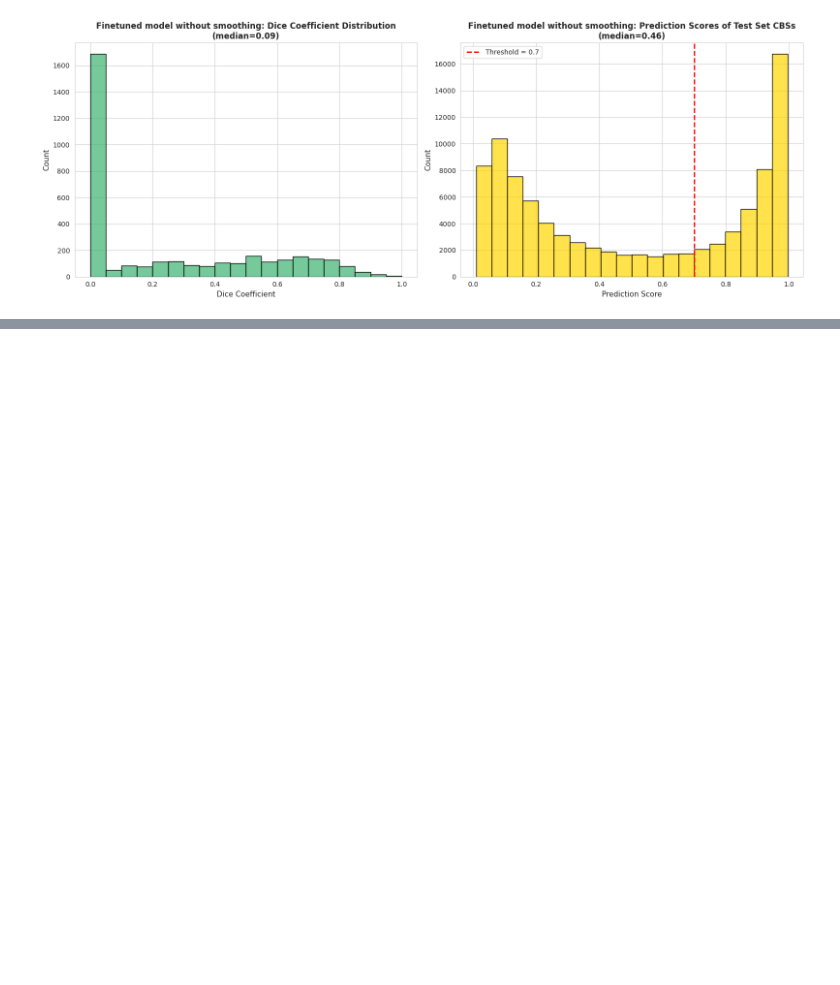
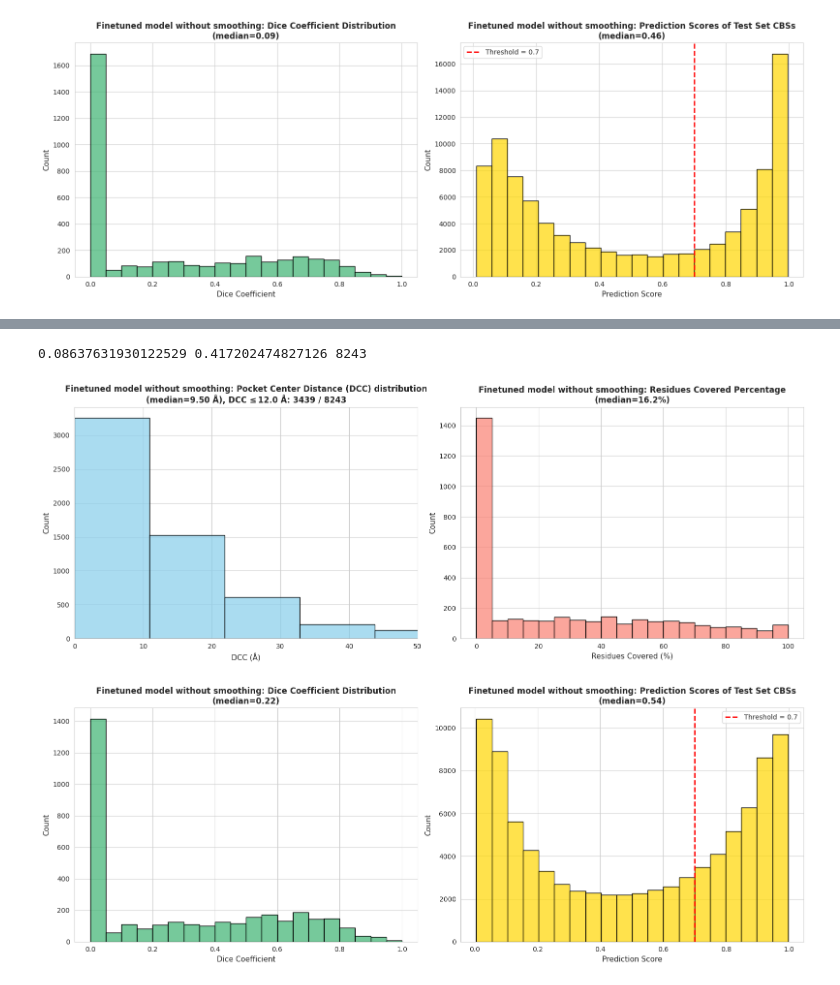
Before and after one commit to skrhakv/seq2pocket, a Jupyter notebook: src/E-regular-binding-site-predictor/evaluation/pocket-level-evaluation.ipynb, the cells around one changed output, grey strips where cells are left out. Saved outputs shown, nothing was run; the diff lists cells and outputs as text; code cells hidden in the pictures; blank space fills up the shorter version.

```diff
--- a/src/E-regular-binding-site-predictor/evaluation/pocket-level-evaluation.ipynb
+++ b/src/E-regular-binding-site-predictor/evaluation/pocket-level-evaluation.ipynb
@@ -219,0 +351,11 @@ eval_utils.print_plots(DCCs, coverages, dice_coefficients, binding_prediction_sc
+# %%
+VERBOSE_OUTPUT = False
+MODEL = 'Finetuned model without smoothing'
+
+DCCs, coverages, dice_coefficients, binding_prediction_scores, number_of_pockets = eval_utils.compute_pocket_level_metrics(binding_residues, no_smoothing_predicted_binding_sites, no_smoothing_prediction_scores, COORDINATES_DIR, VERBOSE_OUTPUT)
+print(np.sum(np.array(DCCs) < 4) / number_of_pockets, np.sum(np.array(DCCs) < 12) / number_of_pockets, number_of_pockets)
+eval_utils.print_plots(DCCs, coverages, dice_coefficients, binding_prediction_scores, number_of_pockets, MODEL, dcc_threshold=12.0)
+# %% [output]
+0.08637631930122529 0.417202474827126 8243
+[figure, added]
+[figure, added]
```
Also changed, not shown: parts of 8 cells of this notebook, 2 other files.
